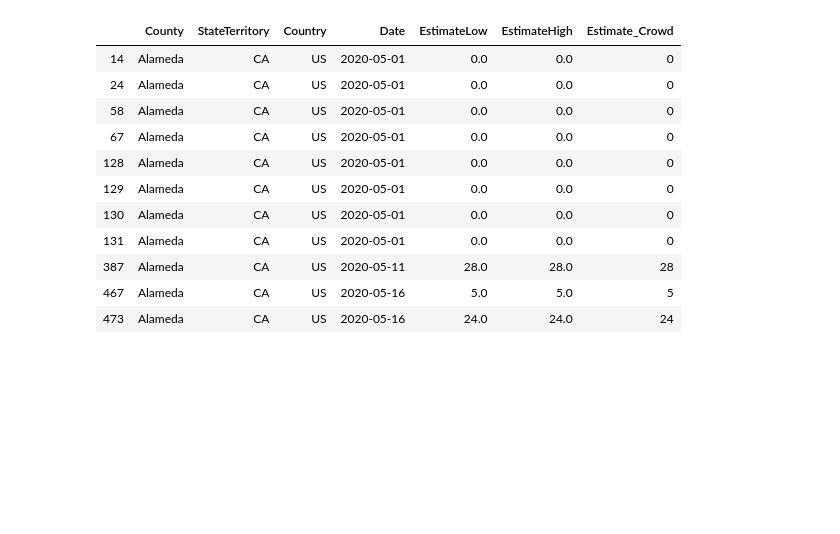
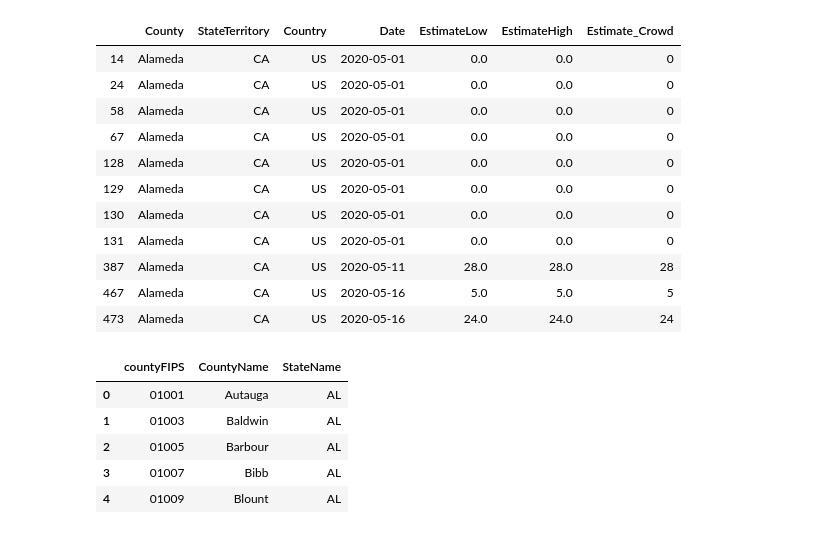
Before and after one commit to 666Chao666/covid19-drafts, a Jupyter notebook: Draft.ipynb, the cells around one changed output. Cells and saved outputs as stored; diff of their text form; code cells hidden in the pictures; blank space fills up the shorter version.

```diff
--- a/Draft.ipynb
+++ b/Draft.ipynb
@@ -127,0 +229,11 @@ tally_may_df[tally_may_df['County']=='Alameda']
+# %%
+ref = pd.read_csv('county_data_abridged.csv', usecols=['countyFIPS', 'CountyName', 'StateName'])
+# %%
+ref.head()
+# %% [output]
+|  | countyFIPS | CountyName | StateName |
+| 0 | 01001 | Autauga | AL |
+| 1 | 01003 | Baldwin | AL |
+| 2 | 01005 | Barbour | AL |
+| 3 | 01007 | Bibb | AL |
+| 4 | 01009 | Blount | AL |
```
Also changed, not shown: parts of 19 cells of this notebook, 1 other file.
